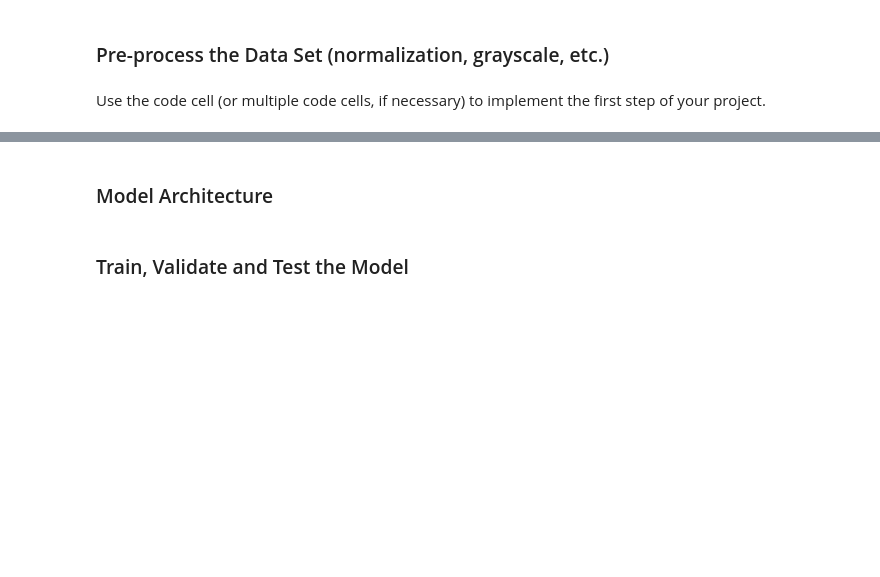
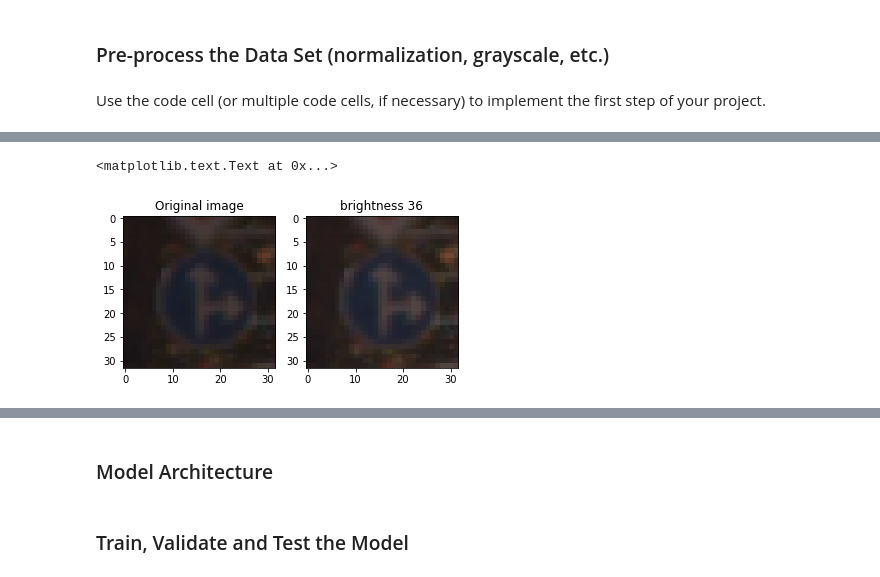
Before and after one commit to ankith0073/Traffic-sign-Classification, a Jupyter notebook: Traffic_Sign_Classifier.ipynb, the cells around one changed output, grey strips where cells are left out. Saved outputs shown, nothing was run; the diff lists cells and outputs as text; code cells hidden in the pictures; blank space fills up the shorter version.

```diff
--- a/Traffic_Sign_Classifier.ipynb
+++ b/Traffic_Sign_Classifier.ipynb
@@ -254,32 +260,37 @@ def Brightness_Change(input_x, random_brightness_scale, grayscale_flag = False):
         #scale the v channel
         h, s, v = cv2.split(hsv)
         v = v*random_brightness_scale
+        #check if overflow occurs
+        v[np.where(v >255)] = 255
         v = np.array(v , dtype='f')
         v = v.astype(np.uint8) # make the data types of h,s and v same
         final_hsv = cv2.merge((h, s, v))
         return cv2.cvtColor(final_hsv,
                             code = cv2.COLOR_HSV2RGB)
     else:
         input_x = input_x * np.float32(random_brightness_scale)
         return input_x.astype(np.uint8)
 grayscale_flag = 'False'
 random_index = random.randint(0,X_train.shape[0]-1)
 image = X_train[random_index]
 rand_brightness_scale = random.uniform(0.8, 1.5)
 jittered_image = Brightness_Change(image,
                                    random_brightness_scale = rand_brightness_scale,
                                    grayscale_flag = grayscale_flag)
 temp_str = 'brightness ' + str(y_train[random_index])
 
 fig = plt.figure()
 a=fig.add_subplot(1,2,1)
 disp_image = image.squeeze()
 plt.imshow(image.squeeze())
 plt.title('Original image')
 
 
 a=fig.add_subplot(1,2,2)
 plt.imshow(jittered_image.squeeze())
 plt.title(temp_str)
+# %% [output]
+<matplotlib.text.Text at 0x...>
+[figure, added]
 # %%
 #Blurring the image
```
Also changed, not shown: parts of 24 cells of this notebook.
